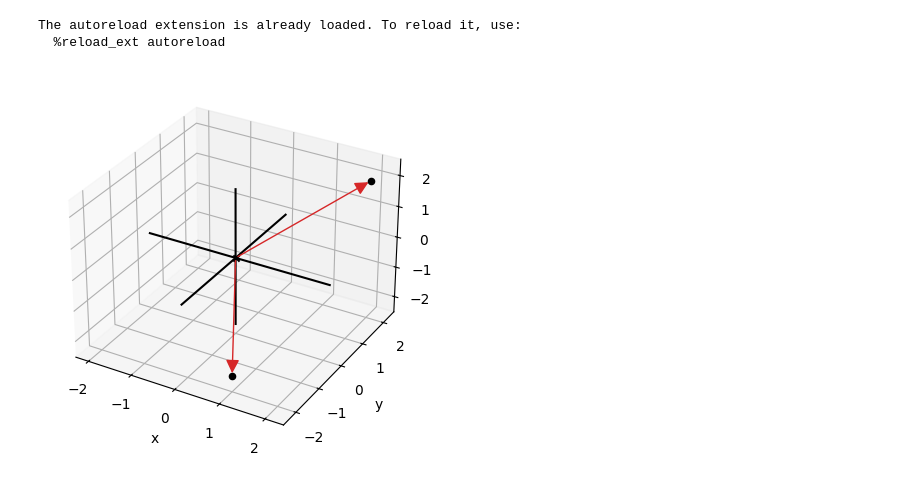
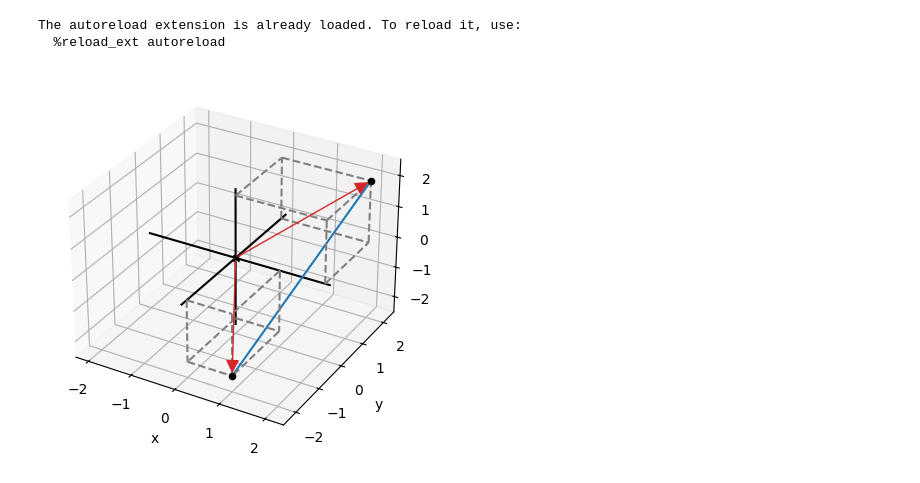
Before and after one commit to pengjiayu9734o/math-learn, a Jupyter notebook: My/chapter3/chapter3.ipynb, the cells around one changed output. Cells and saved outputs as stored; diff of their text form; code cells hidden in the pictures.

```diff
--- a/My/chapter3/chapter3.ipynb
+++ b/My/chapter3/chapter3.ipynb
@@ -8,8 +8,11 @@ The autoreload extension is already loaded. To reload it, use:
 # %%
 draw3d(
     Points3D((2,2,2),(1,-2,-2)),
     Arrow3D((2,2,2)),
-    Arrow3D((1,-2,-2))
+    Arrow3D((1,-2,-2)),
+    Segment3D((2,2,2),(1,-2,-2)),
+    Box3D(2,2,2),
+    Box3D(1,-2,-2)
 )
 # %% [output]
-[figure, old version]
+[figure, new version]
```
